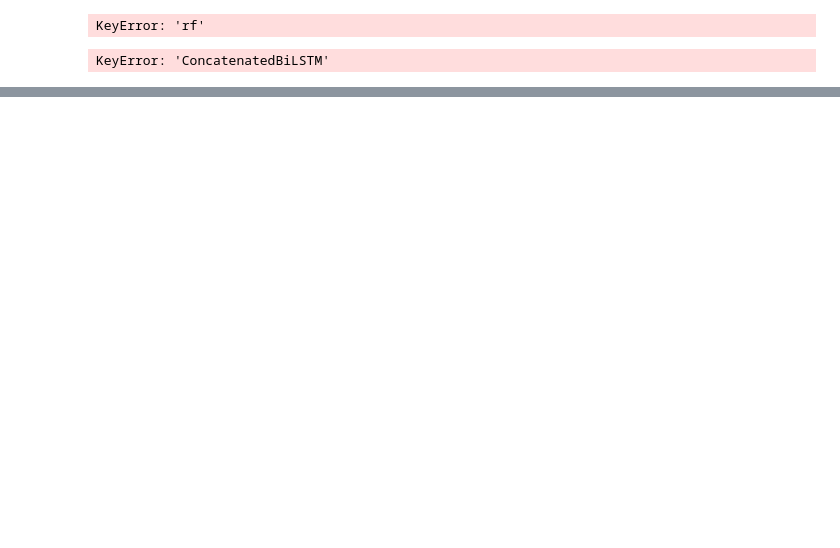
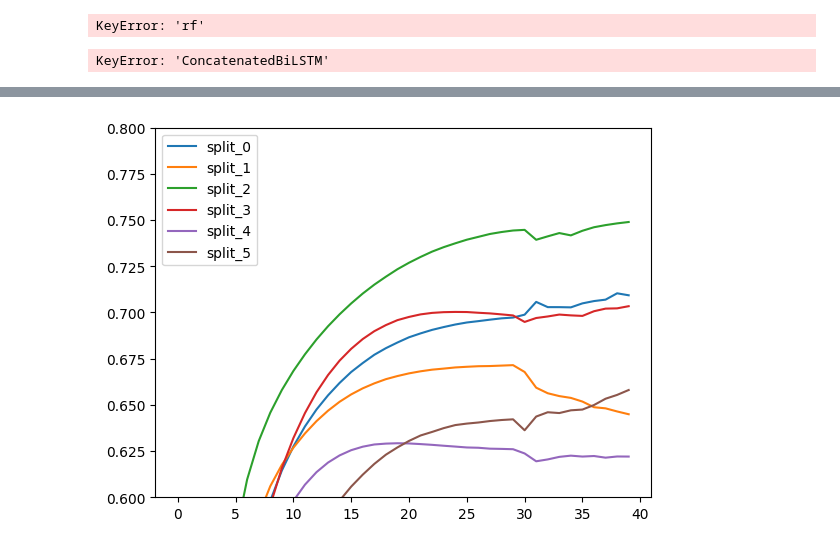
Before and after one commit to Kissyfur/pigment-retrieval-from-olci, a Jupyter notebook: notebooks/visualize_metrics/Metrics.ipynb, the cells around one changed output, grey strips where cells are left out. Saved outputs shown, nothing was run; the diff lists cells and outputs as text; code cells hidden in the pictures; blank space fills up the shorter version.

```diff
--- a/notebooks/visualize_metrics/Metrics.ipynb
+++ b/notebooks/visualize_metrics/Metrics.ipynb
@@ -122,0 +324,9 @@ error_test = {model.name: { p.parent.name :pd.read_csv(p/ (model.name + '_best_h
+# %%
+for  key, val in error_test['ConcatenatedCNN'].items():
+    plt.plot(val, label=key)
+ax = plt.gca()
+ax.set_ylim([0.6, 0.8])
+plt.legend()
+plt.show()
+# %% [output]
+[figure, added]
```
Also changed, not shown: parts of 40 cells of this notebook, 31 other files.
